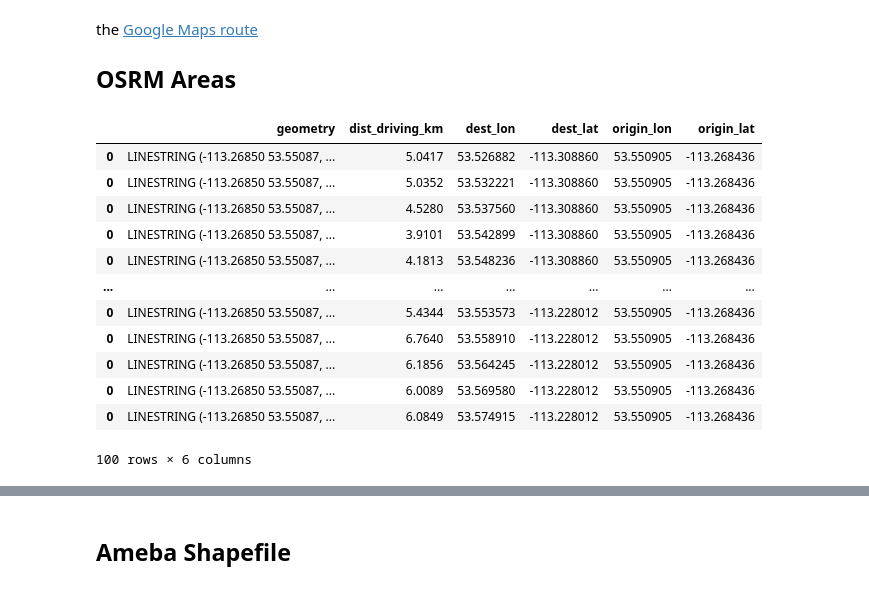
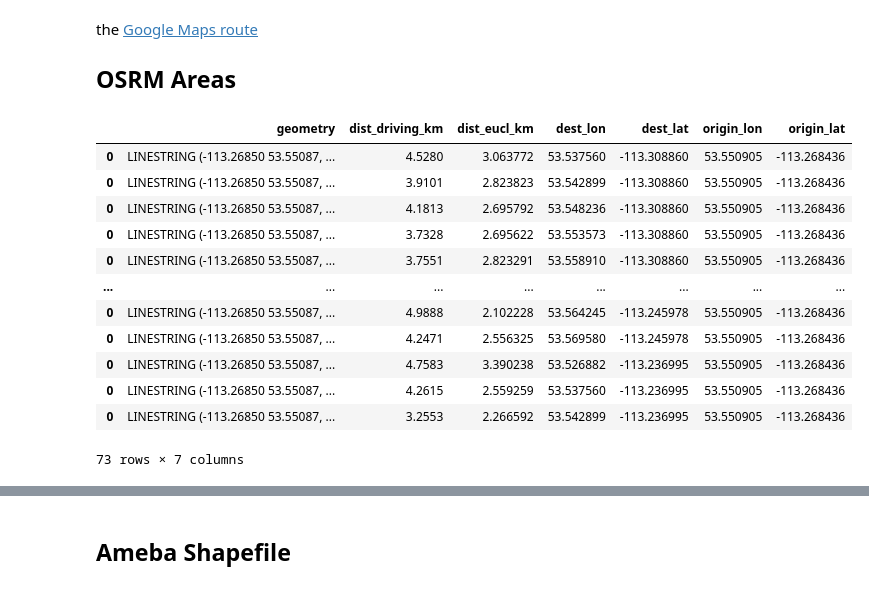
Before and after one commit to alexanderquispe/osrm_python, a Jupyter notebook: examples/osrmareas.ipynb, the cells around one changed output, grey strips where cells are left out. Cells and saved outputs as stored; diff of their text form; code cells hidden in the pictures.

```diff
--- a/examples/osrmareas.ipynb
+++ b/examples/osrmareas.ipynb
@@ -62,22 +62,22 @@ the [Google Maps route](https://www.google.com/maps/dir/53.550905,+-113.268436/5
 
 ## OSRM Areas
 # %%
-all_rt=areas.get_routes(from_, 5)
+all_rt=areas.get_routes(from_, 5, filter_km=True)
 all_rt
 # %% [output]
-|  | geometry | dist_driving_km | dest_lon | dest_lat | origin_lon | origin_lat |
-| 0 | LINESTRING (-113.26850 53.55087, ... | 5.0417 | 53.526882 | -113.308860 | 53.550905 | -113.268436 |
-| 0 | LINESTRING (-113.26850 53.55087, ... | 5.0352 | 53.532221 | -113.308860 | 53.550905 | -113.268436 |
-| 0 | LINESTRING (-113.26850 53.55087, ... | 4.5280 | 53.537560 | -113.308860 | 53.550905 | -113.268436 |
-| 0 | LINESTRING (-113.26850 53.55087, ... | 3.9101 | 53.542899 | -113.308860 | 53.550905 | -113.268436 |
-| 0 | LINESTRING (-113.26850 53.55087, ... | 4.1813 | 53.548236 | -113.308860 | 53.550905 | -113.268436 |
-| ... | ... | ... | ... | ... | ... | ... |
-| 0 | LINESTRING (-113.26850 53.55087, ... | 5.4344 | 53.553573 | -113.228012 | 53.550905 | -113.268436 |
-| 0 | LINESTRING (-113.26850 53.55087, ... | 6.7640 | 53.558910 | -113.228012 | 53.550905 | -113.268436 |
-| 0 | LINESTRING (-113.26850 53.55087, ... | 6.1856 | 53.564245 | -113.228012 | 53.550905 | -113.268436 |
-| 0 | LINESTRING (-113.26850 53.55087, ... | 6.0089 | 53.569580 | -113.228012 | 53.550905 | -113.268436 |
-| 0 | LINESTRING (-113.26850 53.55087, ... | 6.0849 | 53.574915 | -113.228012 | 53.550905 | -113.268436 |
+|  | geometry | dist_driving_km | dist_eucl_km | dest_lon | dest_lat | origin_lon | origin_lat |
+| 0 | LINESTRING (-113.26850 53.55087, ... | 4.5280 | 3.063772 | 53.537560 | -113.308860 | 53.550905 | -113.268436 |
+| 0 | LINESTRING (-113.26850 53.55087, ... | 3.9101 | 2.823823 | 53.542899 | -113.308860 | 53.550905 | -113.268436 |
+| 0 | LINESTRING (-113.26850 53.55087, ... | 4.1813 | 2.695792 | 53.548236 | -113.308860 | 53.550905 | -113.268436 |
+| 0 | LINESTRING (-113.26850 53.55087, ... | 3.7328 | 2.695622 | 53.553573 | -113.308860 | 53.550905 | -113.268436 |
+| 0 | LINESTRING (-113.26850 53.55087, ... | 3.7551 | 2.823291 | 53.558910 | -113.308860 | 53.550905 | -113.268436 |
+| ... | ... | ... | ... | ... | ... | ... | ... |
+| 0 | LINESTRING (-113.26850 53.55087, ... | 4.9888 | 2.102228 | 53.564245 | -113.245978 | 53.550905 | -113.268436 |
+| 0 | LINESTRING (-113.26850 53.55087, ... | 4.2471 | 2.556325 | 53.569580 | -113.245978 | 53.550905 | -113.268436 |
+| 0 | LINESTRING (-113.26850 53.55087, ... | 4.7583 | 3.390238 | 53.526882 | -113.236995 | 53.550905 | -113.268436 |
+| 0 | LINESTRING (-113.26850 53.55087, ... | 4.2615 | 2.559259 | 53.537560 | -113.236995 | 53.550905 | -113.268436 |
+| 0 | LINESTRING (-113.26850 53.55087, ... | 3.2553 | 2.266592 | 53.542899 | -113.236995 | 53.550905 | -113.268436 |
-100 rows × 6 columns
+73 rows × 7 columns
 # %%
 all_rt.plot()
 # %% [output]
```
Also changed, not shown: parts of 2 cells of this notebook.
